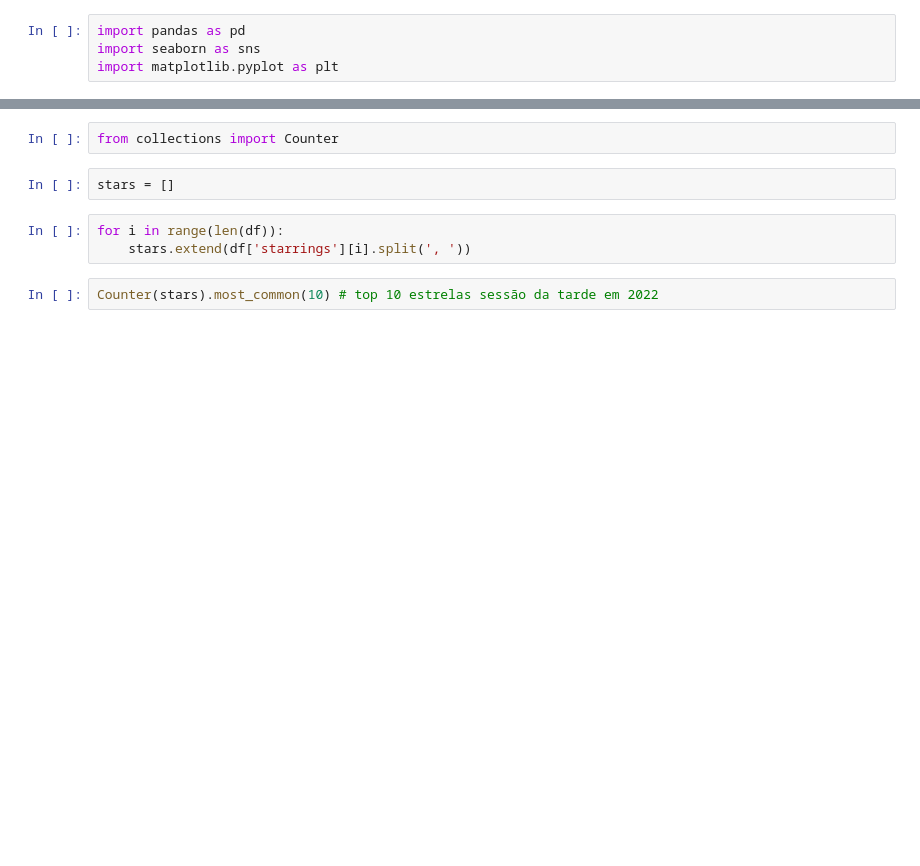
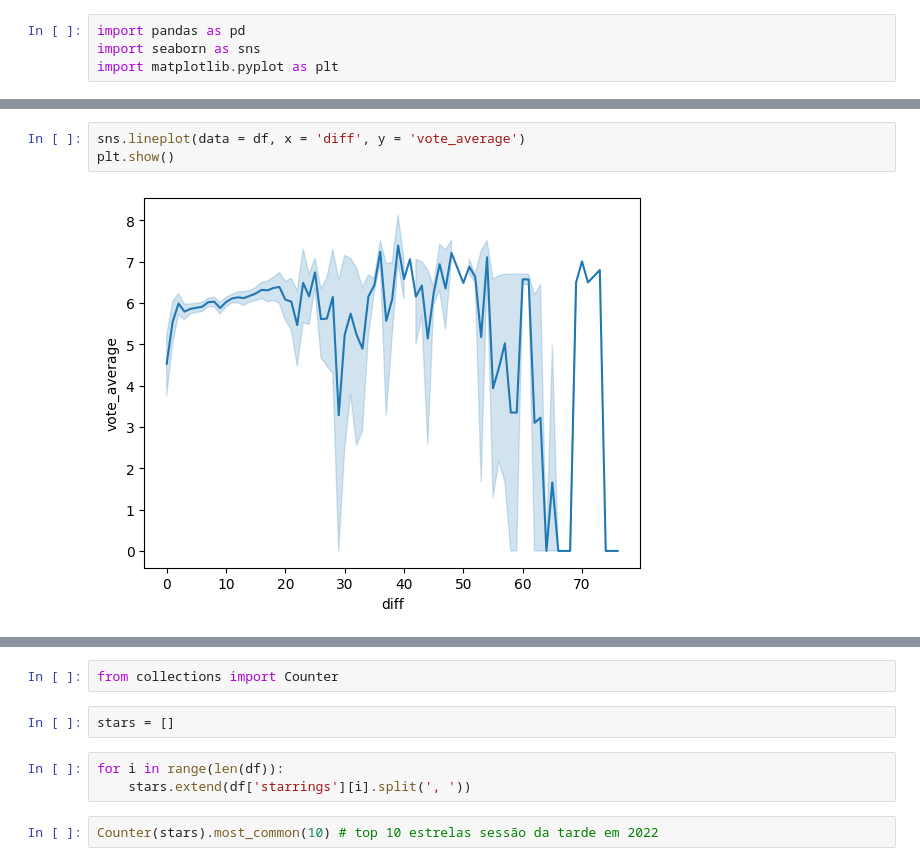
Before and after one commit to erlonL/SessaodaTarde, a Jupyter notebook: Analysis.ipynb, the cells around one changed output, grey strips where cells are left out. Cells and saved outputs as stored; diff of their text form; blank space fills up the shorter version.

```diff
--- a/Analysis.ipynb
+++ b/Analysis.ipynb
@@ -72,0 +75,5 @@ plt.show()
+# %%
+sns.lineplot(data = df, x = 'diff', y = 'vote_average')
+plt.show()
+# %% [output]
+[figure, added]
```
Also changed, not shown: parts of 16 cells of this notebook, 3 other files.
